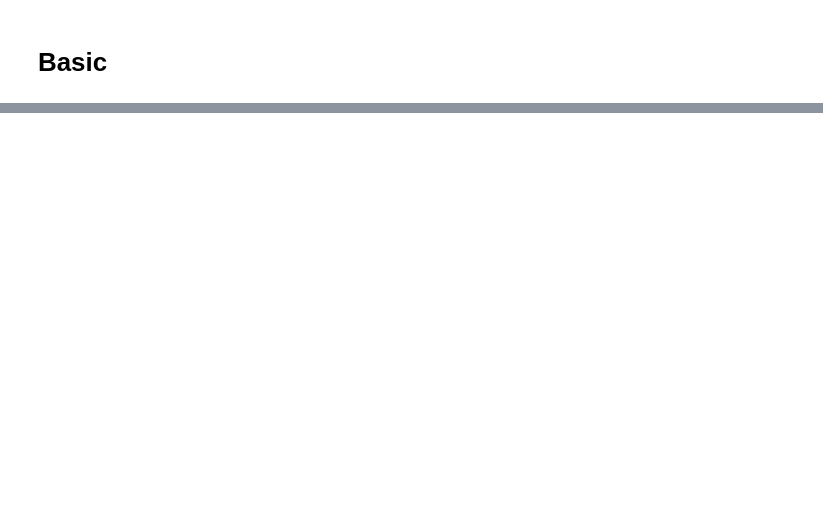
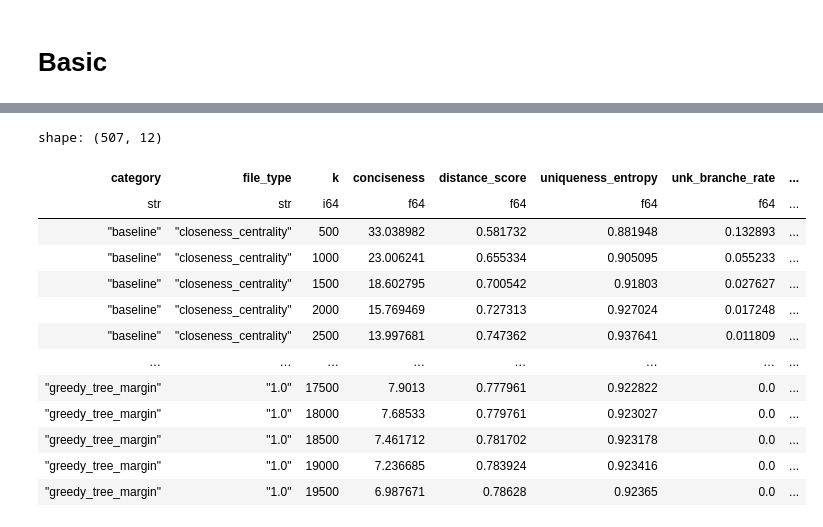
Before and after one commit to yy-suisse/greedy_tree_tokenizer, a Jupyter notebook: 5.visual_comp.ipynb, the cells around one changed output, grey strips where cells are left out. Saved outputs shown, nothing was run; the diff lists cells and outputs as text; code cells hidden in the pictures; blank space fills up the shorter version.

```diff
--- a/5.visual_comp.ipynb
+++ b/5.visual_comp.ipynb
@@ -135,0 +90,17 @@ results_df.write_parquet(config.Results().perf_greedy_tree_path)
+# %%
+perf_df_all
+# %% [output]
+shape: (507, 12)
+| category | file_type | k | conciseness | distance_score | uniqueness_entropy | unk_branche_rate | ... |
+| str | str | i64 | f64 | f64 | f64 | f64 | ... |
+| "baseline" | "closeness_centrality" | 500 | 33.038982 | 0.581732 | 0.881948 | 0.132893 | ... |
+| "baseline" | "closeness_centrality" | 1000 | 23.006241 | 0.655334 | 0.905095 | 0.055233 | ... |
+| "baseline" | "closeness_centrality" | 1500 | 18.602795 | 0.700542 | 0.91803 | 0.027627 | ... |
+| "baseline" | "closeness_centrality" | 2000 | 15.769469 | 0.727313 | 0.927024 | 0.017248 | ... |
+| "baseline" | "closeness_centrality" | 2500 | 13.997681 | 0.747362 | 0.937641 | 0.011809 | ... |
+| … | … | … | … | … | … | … | ... |
+| "greedy_tree_margin" | "1.0" | 17500 | 7.9013 | 0.777961 | 0.922822 | 0.0 | ... |
+| "greedy_tree_margin" | "1.0" | 18000 | 7.68533 | 0.779761 | 0.923027 | 0.0 | ... |
+| "greedy_tree_margin" | "1.0" | 18500 | 7.461712 | 0.781702 | 0.923178 | 0.0 | ... |
+| "greedy_tree_margin" | "1.0" | 19000 | 7.236685 | 0.783924 | 0.923416 | 0.0 | ... |
+| "greedy_tree_margin" | "1.0" | 19500 | 6.987671 | 0.78628 | 0.92365 | 0.0 | ... |
```
Also changed, not shown: parts of 6 cells of this notebook, 14 other files.
